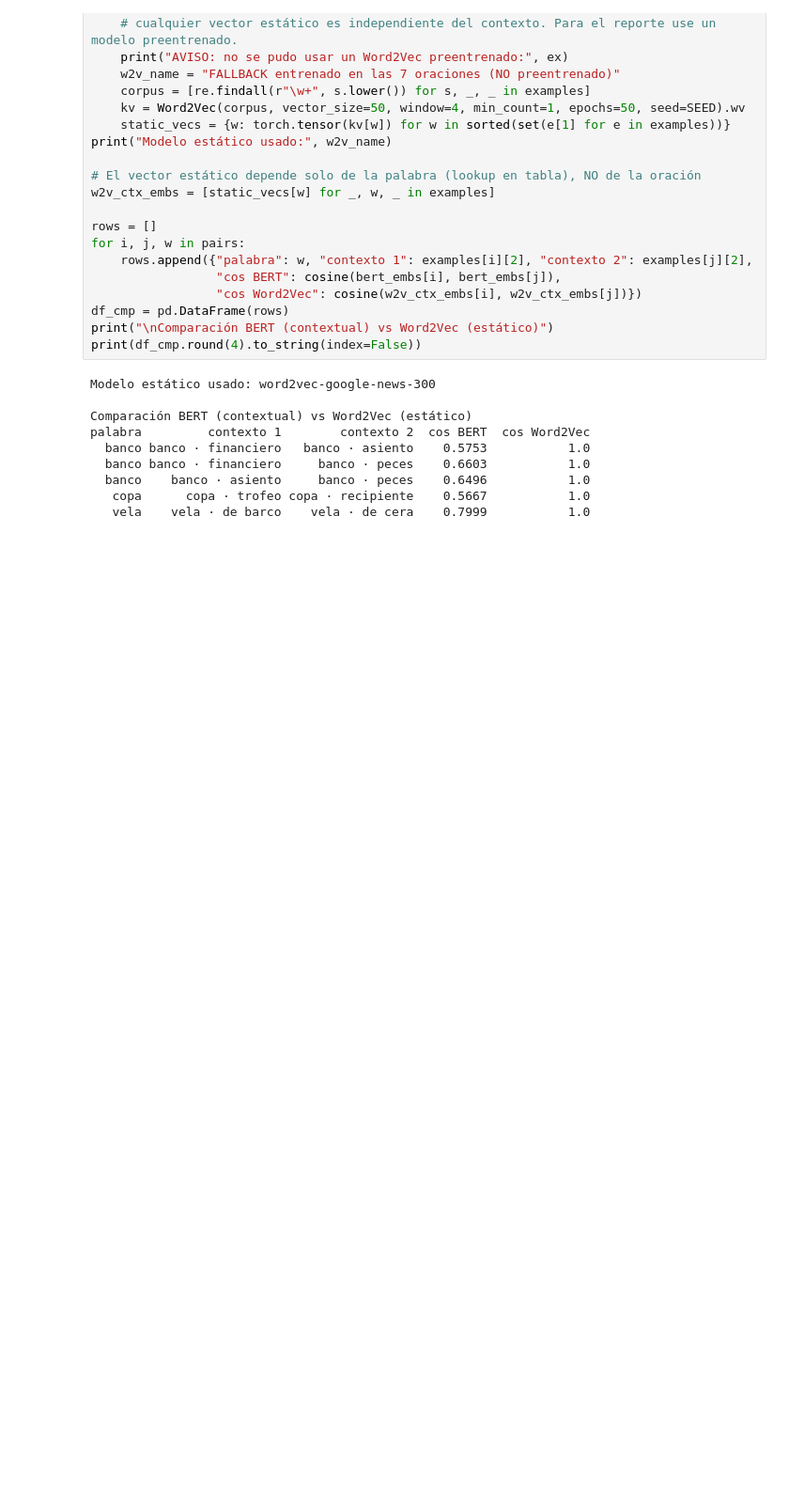
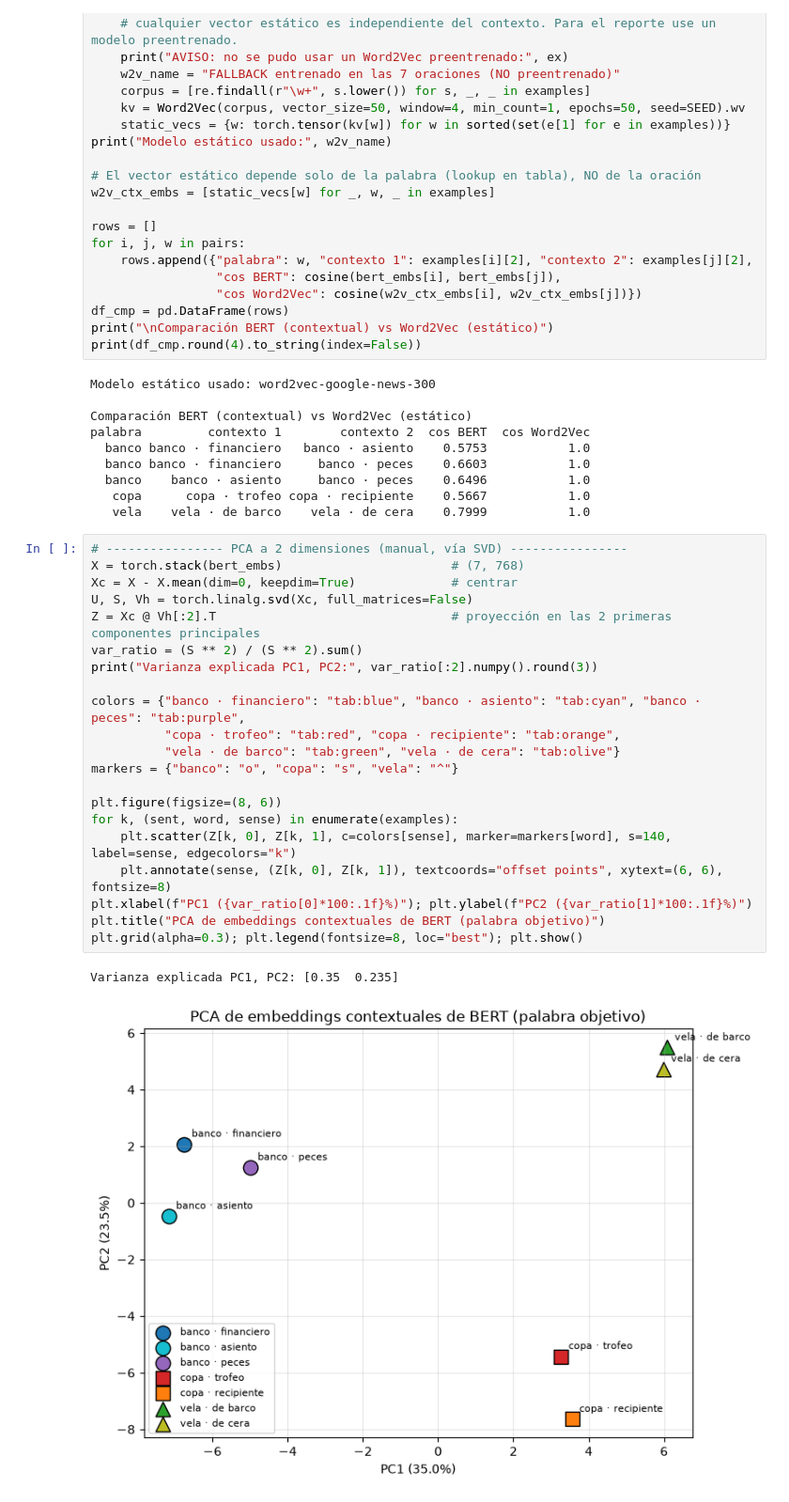
Before and after one commit to tismajo/CC3092-Laboratorio8, a Jupyter notebook: Lab8_MiniGPT_BERT.ipynb, the cells around one changed output. Shown at 94% size. Saved outputs shown, nothing was run; the diff lists cells and outputs as text; blank space fills up the shorter version.

Commit message:
feat: PCA manual via SVD de los embeddings

```diff
--- a/Lab8_MiniGPT_BERT.ipynb
+++ b/Lab8_MiniGPT_BERT.ipynb
@@ -663,3 +663,27 @@ palabra         contexto 1        contexto 2  cos BERT  cos Word2Vec
   banco    banco · asiento     banco · peces    0.6496           1.0
    copa      copa · trofeo copa · recipiente    0.5667           1.0
    vela    vela · de barco    vela · de cera    0.7999           1.0
+# %%
+# ---------------- PCA a 2 dimensiones (manual, vía SVD) ----------------
+X = torch.stack(bert_embs)                       # (7, 768)
+Xc = X - X.mean(dim=0, keepdim=True)             # centrar
+U, S, Vh = torch.linalg.svd(Xc, full_matrices=False)
+Z = Xc @ Vh[:2].T                                # proyección en las 2 primeras componentes principales
+var_ratio = (S ** 2) / (S ** 2).sum()
+print("Varianza explicada PC1, PC2:", var_ratio[:2].numpy().round(3))
+
+colors = {"banco · financiero": "tab:blue", "banco · asiento": "tab:cyan", "banco · peces": "tab:purple",
+          "copa · trofeo": "tab:red", "copa · recipiente": "tab:orange",
+          "vela · de barco": "tab:green", "vela · de cera": "tab:olive"}
+markers = {"banco": "o", "copa": "s", "vela": "^"}
+
+plt.figure(figsize=(8, 6))
+for k, (sent, word, sense) in enumerate(examples):
+    plt.scatter(Z[k, 0], Z[k, 1], c=colors[sense], marker=markers[word], s=140, label=sense, edgecolors="k")
+    plt.annotate(sense, (Z[k, 0], Z[k, 1]), textcoords="offset points", xytext=(6, 6), fontsize=8)
+plt.xlabel(f"PC1 ({var_ratio[0]*100:.1f}%)"); plt.ylabel(f"PC2 ({var_ratio[1]*100:.1f}%)")
+plt.title("PCA de embeddings contextuales de BERT (palabra objetivo)")
+plt.grid(alpha=0.3); plt.legend(fontsize=8, loc="best"); plt.show()
+# %% [output]
+Varianza explicada PC1, PC2: [0.35  0.235]
+[figure, added]
```
